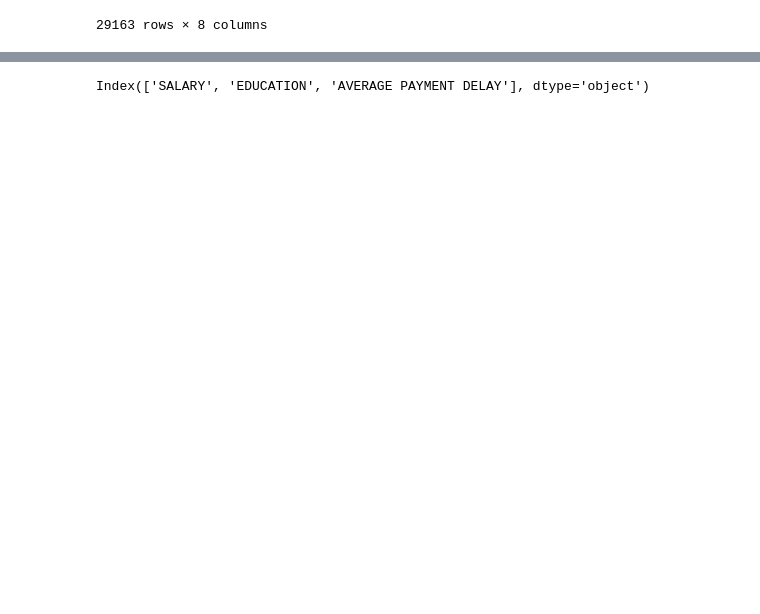
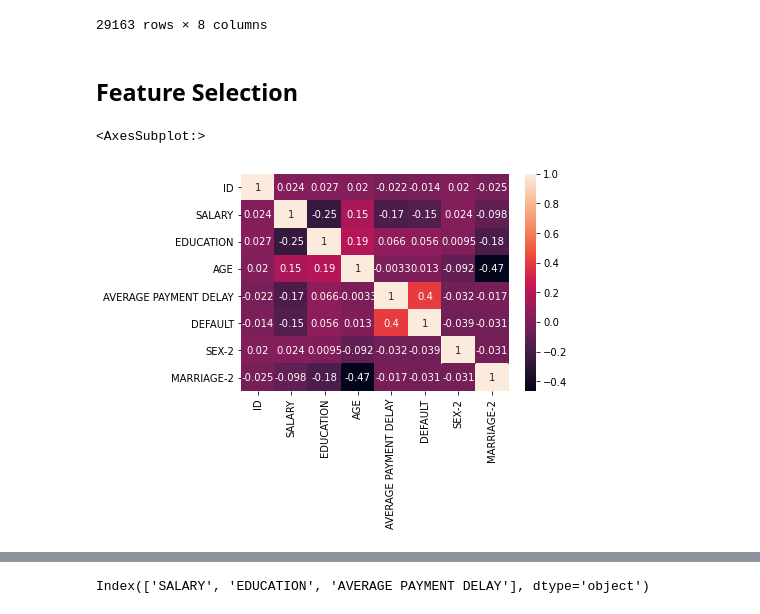
Before and after one commit to Sam-Emma/Credpal-Credit-ML, a Jupyter notebook: Credpal ML Modelling.ipynb, the cells around one changed output, grey strips where cells are left out. Cells and saved outputs as stored; diff of their text form; code cells hidden in the pictures; blank space fills up the shorter version.

```diff
--- a/Credpal ML Modelling.ipynb
+++ b/Credpal ML Modelling.ipynb
@@ -83,3 +108,11 @@ data
 | 29161 | 29999 | 80000.0 | 3 | 41 | 1 | 1 | 0 | 0 |
 | 29162 | 30000 | 50000.0 | 2 | 46 | -1 | 1 | 0 | 0 |
 29163 rows × 8 columns
+# %% [markdown]
+## Feature Selection
+# %%
+import seaborn as sns
+sns.heatmap(data.corr(), annot = True)
+# %% [output]
+<AxesSubplot:>
+[figure, added]
```
Also changed, not shown: parts of 28 cells of this notebook.
